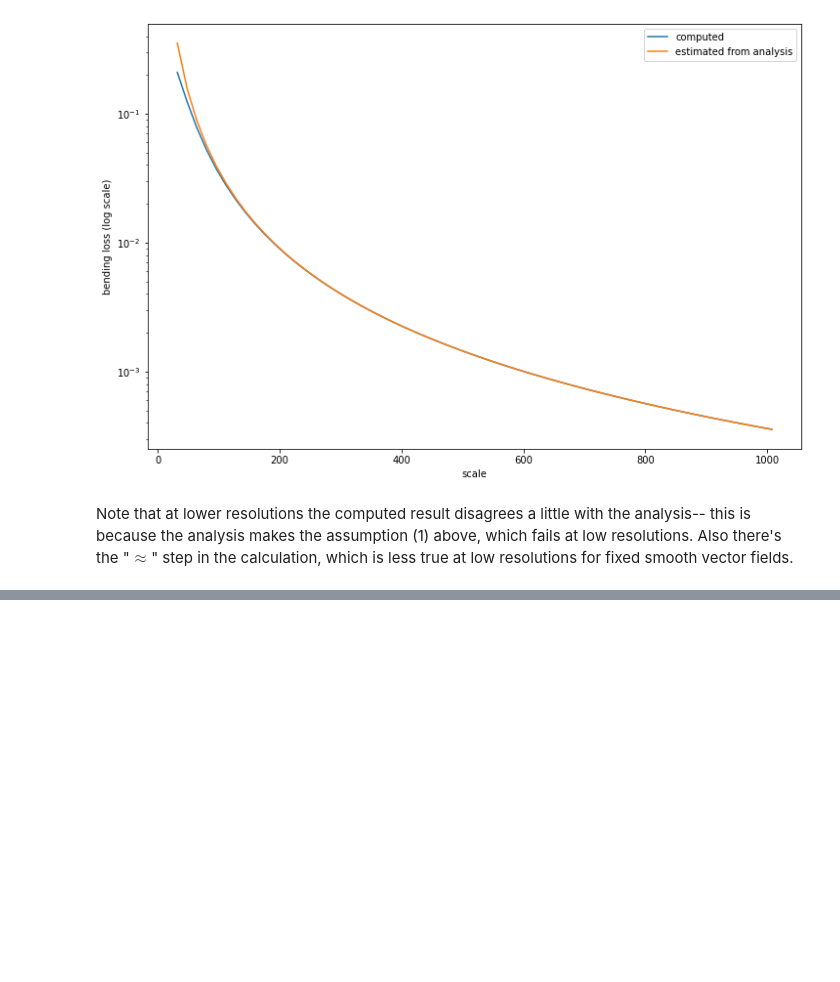
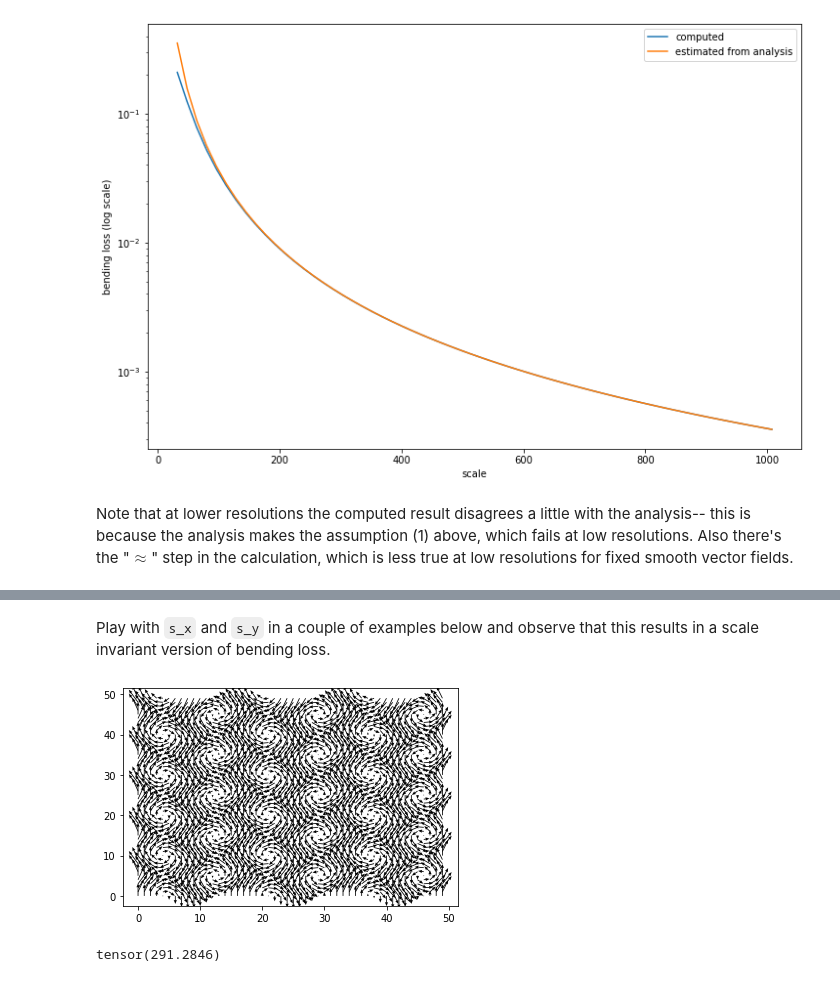
Before and after one commit to ebrahimebrahim/deep-atlas, a Jupyter notebook: bending_loss_scale_test.ipynb, the cells around one changed output, grey strips where cells are left out. Saved outputs shown, nothing was run; the diff lists cells and outputs as text; code cells hidden in the pictures; blank space fills up the shorter version.

```diff
--- a/bending_loss_scale_test.ipynb
+++ b/bending_loss_scale_test.ipynb
@@ -126,0 +221,19 @@ Note that at lower resolutions the computed result disagrees a little with the a
+# %% [markdown]
+Play with `s_x` and `s_y` in a couple of examples below and observe that this results in a scale invariant version of bending loss.
+# %%
+s_x=50
+s_y=50
+ddf = torch.tensor(
+    [[
+        [(s_y/32)*math.sin(2*math.pi*(y/s_y) * 5),(s_x/32)*2*math.cos(2*math.pi* (x/s_x) * 3)]
+        for x in range(s_x)]
+        for y in range(s_y)
+    ]
+).permute((2,0,1))
+plot_2D_vector_field(ddf, 1)
+plt.show()
+L = BendingEnergyLoss2()(ddf.unsqueeze(0))
+print(L)
+# %% [output]
+[figure, added]
+tensor(291.2846)
```
Also changed, not shown: parts of 3 cells of this notebook.
